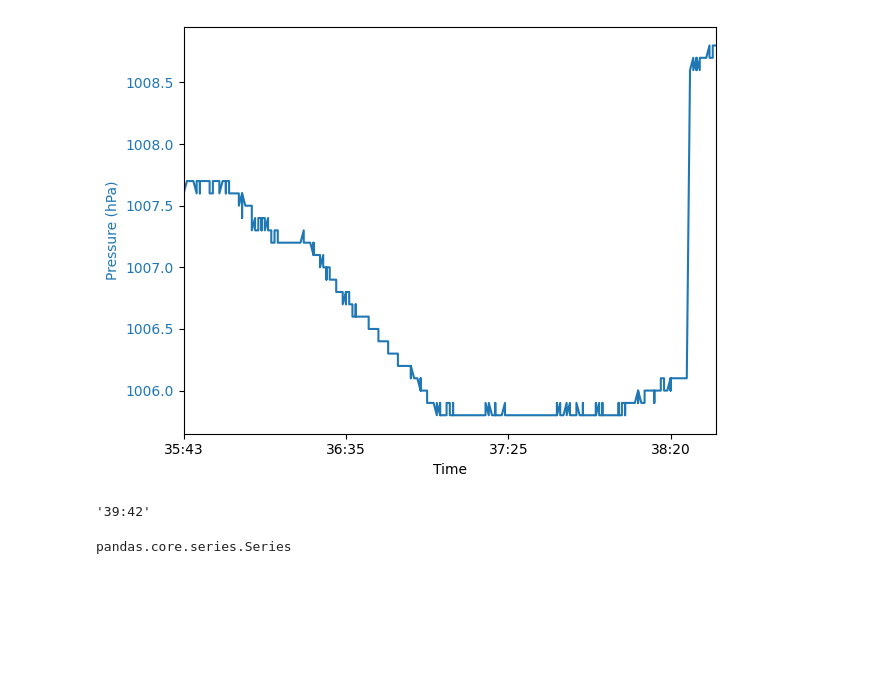
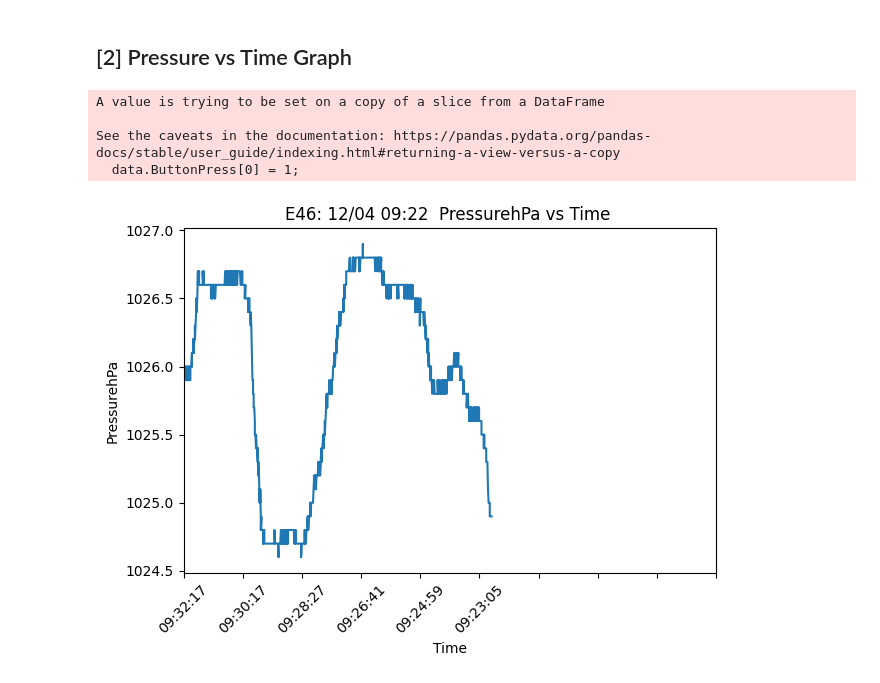
Before and after one commit to KelLynnP/BrightBlock, a Jupyter notebook: DataProcessing/DataAnalysis.ipynb, the cells around one changed output. Saved outputs shown, nothing was run; the diff lists cells and outputs as text; code cells hidden in the pictures; blank space fills up the shorter version.

Commit message:
Updated Data processing

```diff
--- a/DataProcessing/DataAnalysis.ipynb
+++ b/DataProcessing/DataAnalysis.ipynb
@@ -107,13 +173,49 @@ print(central_longitude)
+# %% [markdown]
+## [2] Pressure vs Time Graph
+# %%
+DataType1 = ["PressurehPa"] #noxIndex Temperature # DataType2 = ["vocIndex"]
+data.ButtonPress[0] = 1;
+# %% [output]
+A value is trying to be set on a copy of a slice from a DataFrame
+
+See the caveats in the documentation: https://pandas.pydata.org/pandas-docs/stable/user_guide/indexing.html#returning-a-view-versus-a-copy
+  data.ButtonPress[0] = 1;
+# %%
+
+import matplotlib.pyplot as plt
+import matplotlib.dates as mdates
+
+# Create a new figure and a subplot
+fig, ax1 = plt.subplots()
+
+# Plotting Pressure on the primary y-axis
+color = 'tab:blue'
+ax1.set_xlabel('Time')
+ax1.set_ylabel(DataType1[0])
+ax1.plot(data['TimeStampHMS'], data[DataType1], color=color)
+ax1.tick_params(axis='y')
+
+start_time = data["TimeStampAdjusted"][data.index.min()]
+final_Index = np.size(data.TimeStampAdjusted)-1;
+end_time = data["TimeStampAdjusted"][final_Index]
+
+# Rotate the date-time labels for better readability
+plt.xticks(rotation=45)
+ax1.set_xlim(start_time, end_time)
+# ax1.set_xticks(np.arange(0, end_time , ))
+count_ticks = 10
+ax1.set_xticks(np.arange(0, len(data['TimeStampHMS']), len(data['TimeStampHMS'])/count_ticks ))
+plt.title(auto_name + "  "+ DataType1[0] + " vs Time " )
+
+# Show the plot
+fig.tight_layout()
+plt.show()
+# %% [output]
+[figure, added]
 # %%
 
 import matplotlib.pyplot as plt
 import matplotlib.dates as mdates
-
-# Adjust timestamp
-TimeZoneAdjust = -8
-data["TimeStampAdjusted"] = change_time_zone(data.TimeStamp, TimeZoneAdjust)
-data["TimeStampAdjusted"] = change_time_zone(data.TimeStamp, TimeZoneAdjust)
-
 
 # Create a new figure and a subplot
 fig, ax1 = plt.subplots()
@@ -121,21 +223,21 @@ fig, ax1 = plt.subplots()
 # Plotting Pressure on the primary y-axis
 color = 'tab:blue'
 ax1.set_xlabel('Time')
-ax1.set_ylabel('Pressure (hPa)', color=color)
-ax1.plot(data['TimeStampAdjusted'], data['PressurehPa'], color=color)
-ax1.tick_params(axis='y', labelcolor=color)
+ax1.set_ylabel(DataType1[0])
+ax1.plot(data['TimeStampAdjusted'], data[DataType1], color=color)
+ax1.tick_params(axis='y')
 
 # # Create a second y-axis for PM2.5
 # ax2 = ax1.twinx()
 # color = 'tab:red'
-# ax2.set_ylabel('PM2.5', color=color)
-# ax2.plot(data['TimeStampAdjusted'], data['PM25'], color=color)
+# ax2.set_ylabel(DataType2, color=color)
+# ax2.plot(data['TimeStampAdjusted'], data[DataType2], color=color)
 # ax2.tick_params(axis='y', labelcolor=color)
 
 # Format the date-time ticks
 # start_time = data.TimeStamp[0][0:1]
 
-start_time = data["TimeStampAdjusted"][0]
+start_time = data["TimeStampAdjusted"][data.index.min()]
 final_Index = np.size(data.TimeStampAdjusted)-1;
 end_time = data["TimeStampAdjusted"][final_Index]
 
@@ -144,7 +246,8 @@ end_time = data["TimeStampAdjusted"][final_Index]
 ax1.set_xlim(start_time, end_time)
 # ax1.set_xlabel('')
 # ax2.set_xlabel('')
-ax1.set_xticks(np.arange(0, len(data.TimeStamp)/6, 50))
+ax1.set_xticks(np.arange(0, len(data.TimeStamp)/5, 500))
+plt.title(auto_name + "  "+ DataType1[0] + " vs Time " )
 
 # Show the plot
 fig.tight_layout()
@@ -154,14 +257,3 @@ plt.show()
 # Show the plot
 fig.tight_layout()  # Adjusts the plot to fit into the figure area.
 plt.show()
-# %% [output]
-[figure, removed]
-# %%
-end_time
-# %% [output]
-'39:42'
-# %%
-
-type(data.TimeStamp)
-# %% [output]
-pandas.core.series.Series
```
Also changed, not shown: parts of 20 cells of this notebook, 17 other files.
